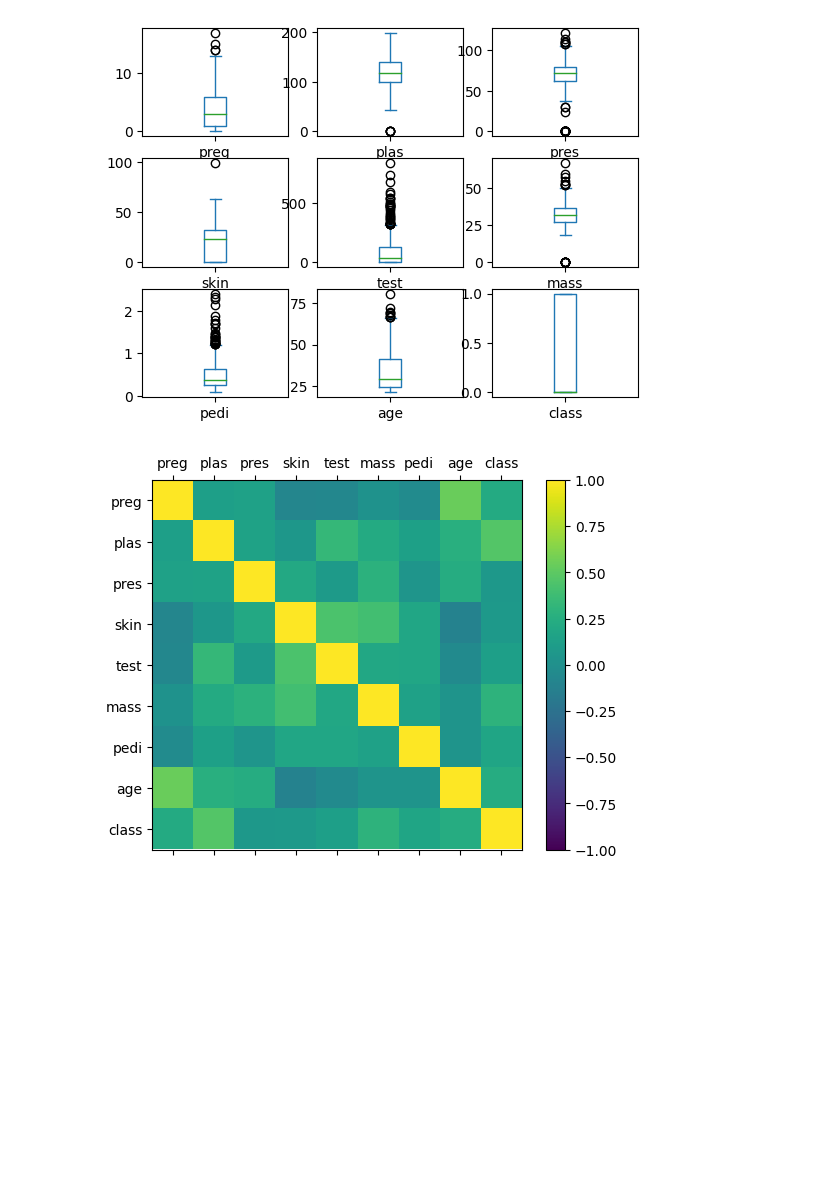
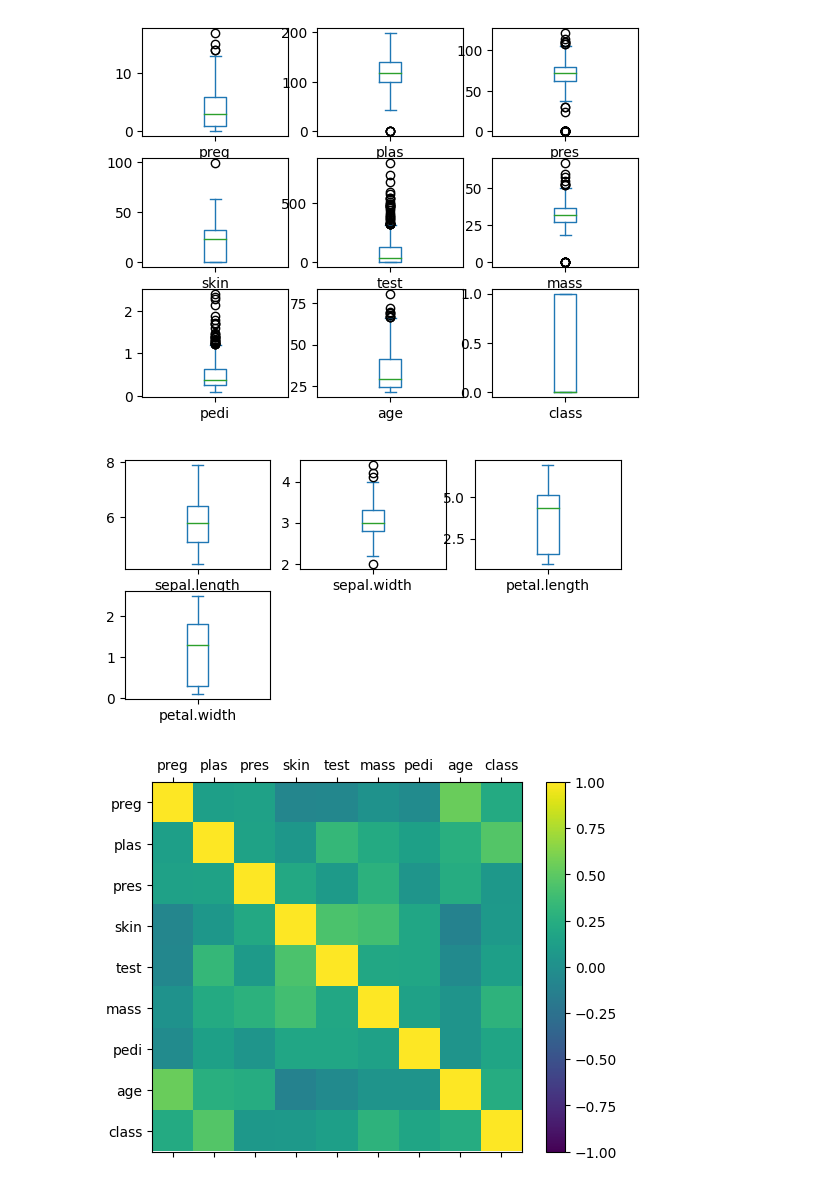
Before and after one commit to Danishyousuf19/fundamentals-of-machine-learning-, a Jupyter notebook: code/machine_learning.ipynb, the cells around one changed output. Cells and saved outputs as stored; diff of their text form; code cells hidden in the pictures; blank space fills up the shorter version.

```diff
--- a/code/machine_learning.ipynb
+++ b/code/machine_learning.ipynb
@@ -222,6 +241,13 @@ data.plot(kind='box',subplots=True,sharex =False,sharey =False,layout =(3,3))
 pyplot.show()
 # %% [output]
 [figure]
+# %%
+path =r"C:\Users\DELL\Downloads\INTERN\IRIS.csv"
+data=read_csv(path)
+data.plot(kind='box',layout=(3,3),sharex=False,sharey=False,subplots=True)
+pyplot.show()
+# %% [output]
+[figure, added]
 # %%
 # Multivariet plot
 # Correlation plot
```
Also changed, not shown: parts of 19 cells of this notebook.
